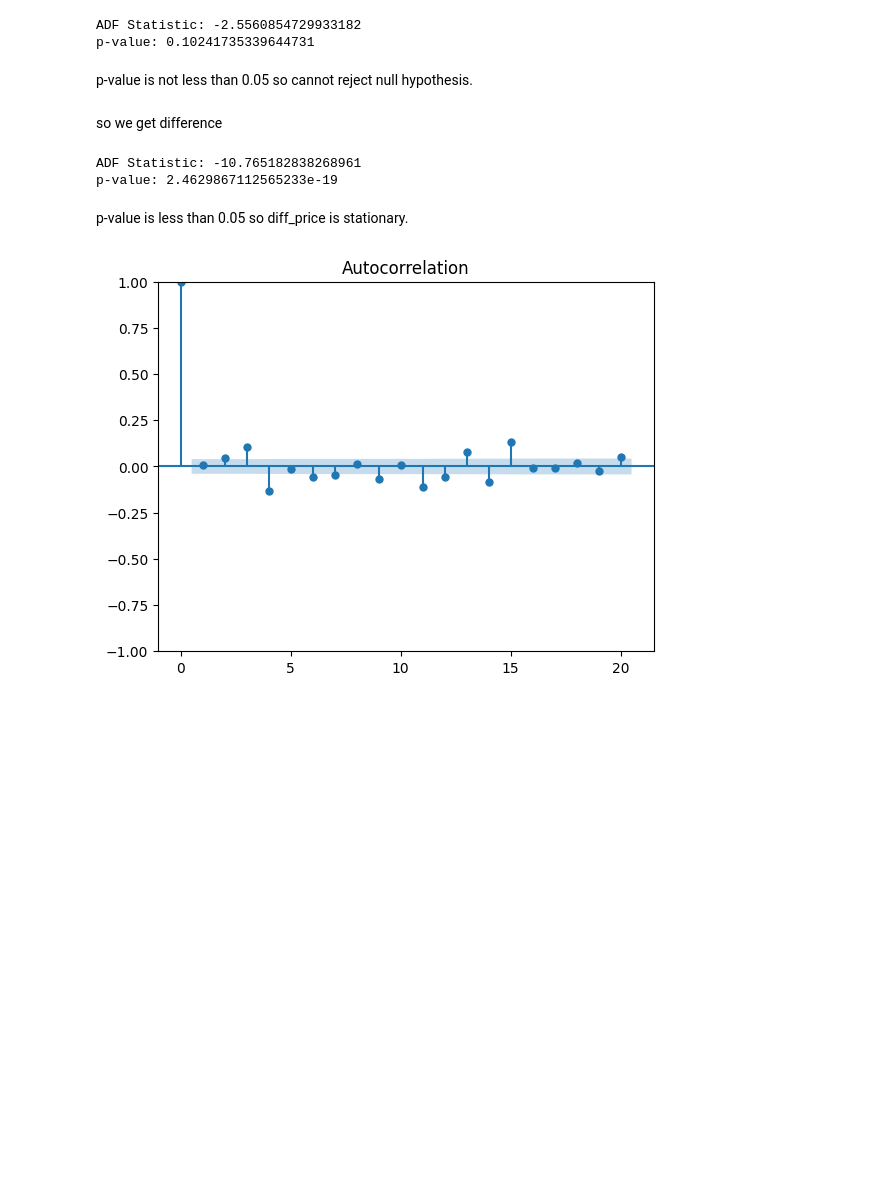
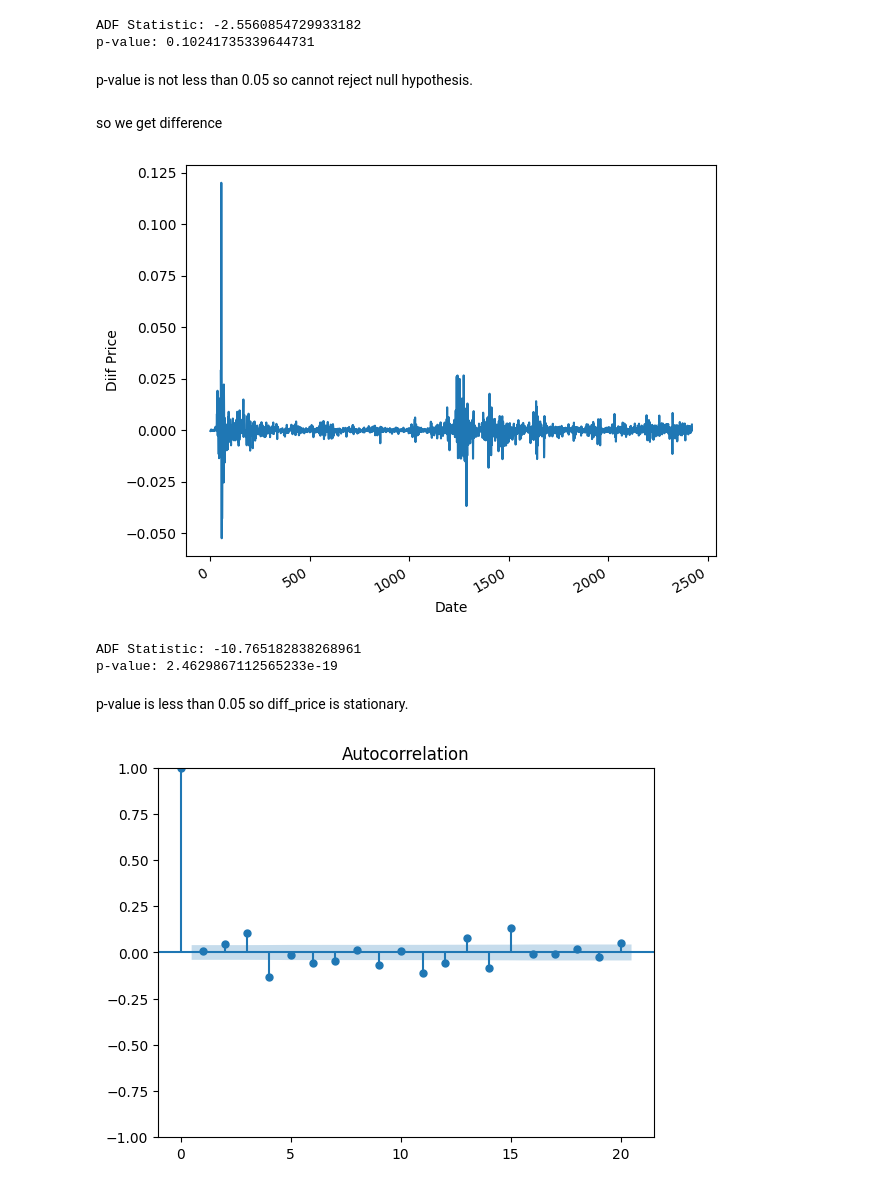
Before and after one commit to RasaraThathsarana/DS-Project, a Jupyter notebook: TRX_notebook.ipynb, the cells around one changed output. Drawn from its saved outputs; the diff is of its cells as text; code cells hidden in the pictures; blank space fills up the shorter version.

```diff
--- a/TRX_notebook.ipynb
+++ b/TRX_notebook.ipynb
@@ -72,6 +75,20 @@ p-value is not less than 0.05 so cannot reject null hypothesis.
 so we get difference
 # %%
 diff_price = np.diff(df['price'], n=1)
+# %%
+fig, ax = plt.subplots()
+
+ax.plot(diff_price)
+ax.set_xlabel("Date")
+ax.set_ylabel("Diif Price")
+# ax.axvspan(2056, 2421, color='#808080', alpha=0.2)
+
+# plt.xticks(np.arange(53, 2421,365))
+
+fig.autofmt_xdate()
+plt.tight_layout()
+# %% [output]
+[figure, added]
 # %%
 diff_ADF_result = adfuller(diff_price)
 
```
Also changed, not shown: parts of 22 cells of this notebook.
